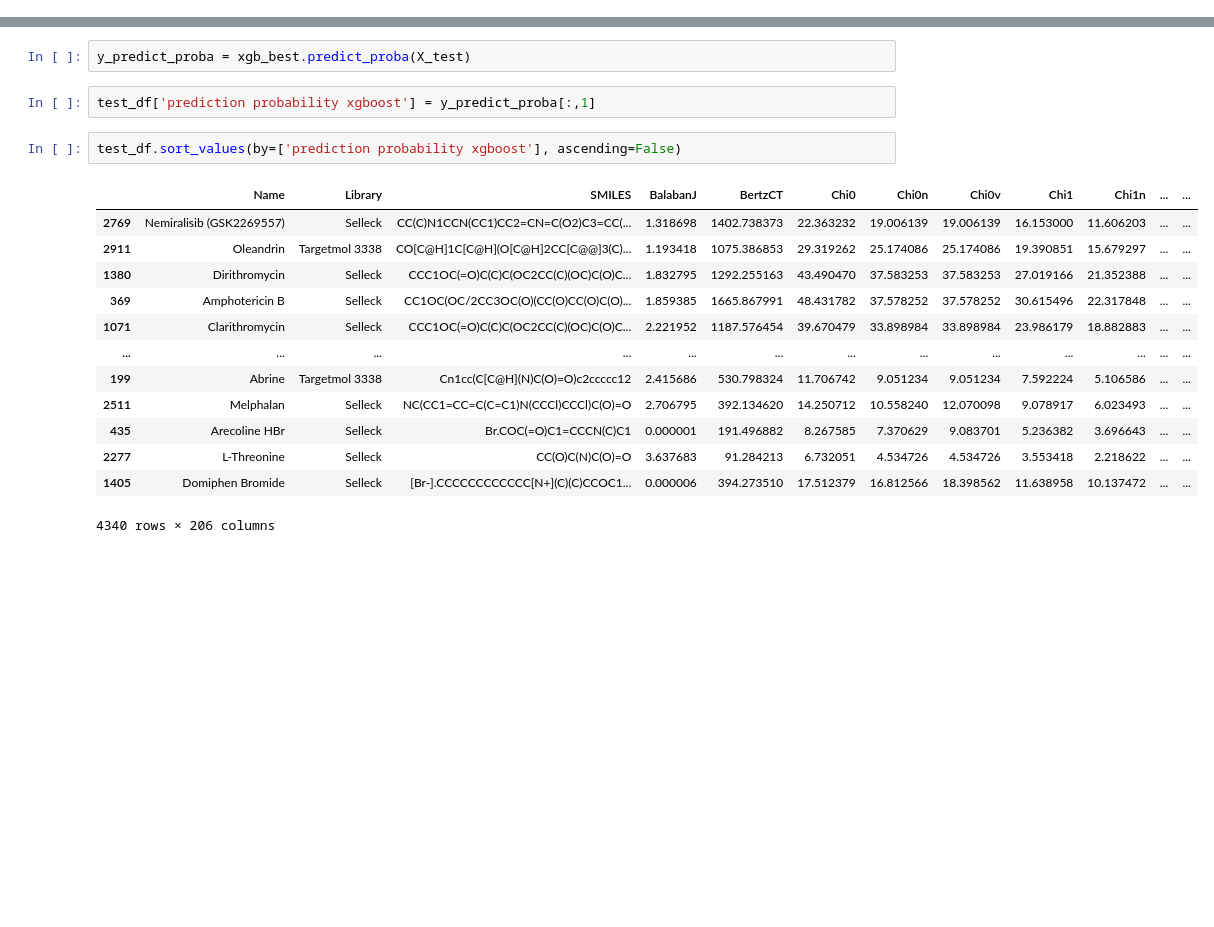
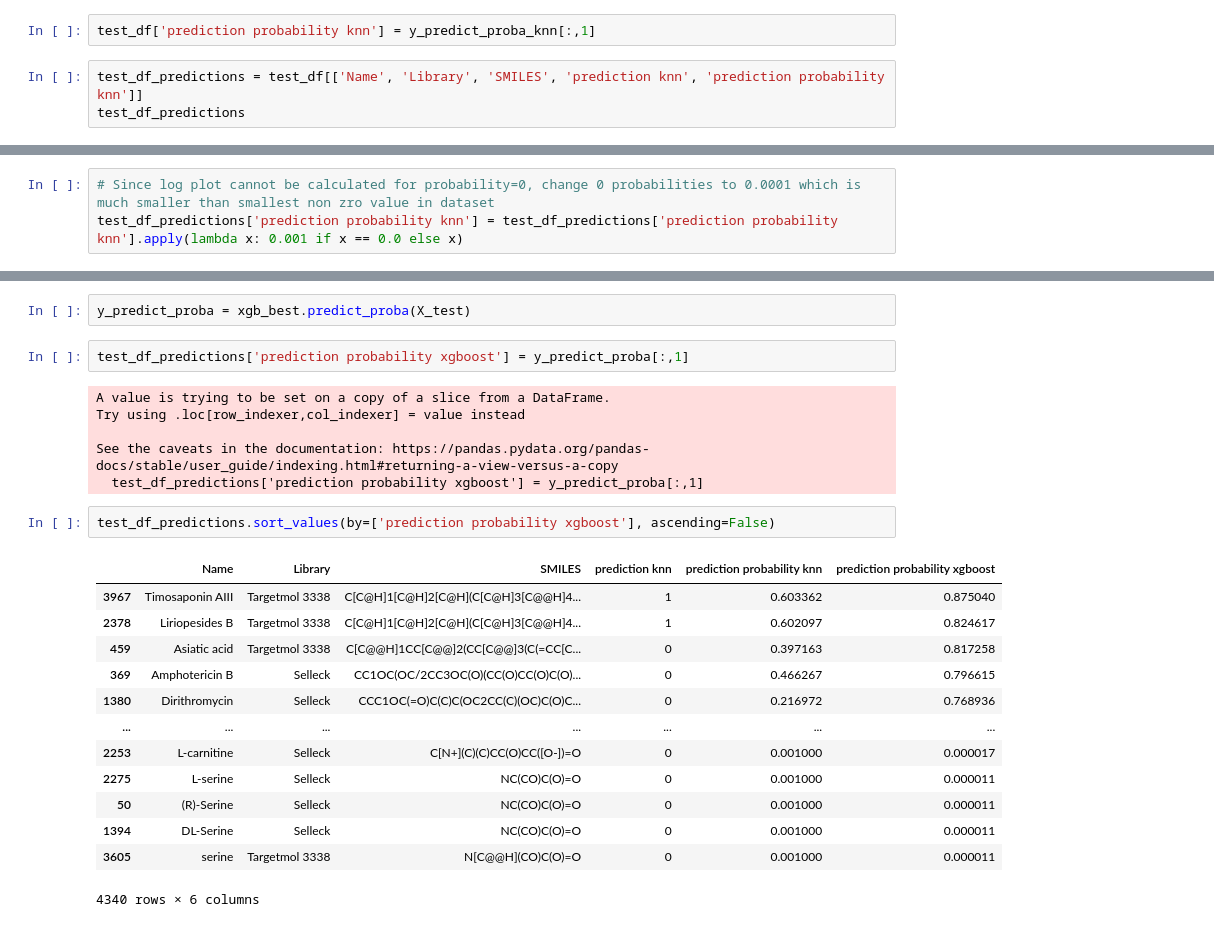
Before and after one commit to charmdust/LLMs-senolytics, a Jupyter notebook: Test_set_best_classifier.ipynb, the cells around one changed output, grey strips where cells are left out. Saved outputs shown, nothing was run; the diff lists cells and outputs as text; blank space fills up the shorter version.

```diff
--- a/Test_set_best_classifier.ipynb
+++ b/Test_set_best_classifier.ipynb
@@ -272,0 +281,5 @@ XGBoost
+# %%
+test_df['prediction probability knn'] = y_predict_proba_knn[:,1]
+# %%
+test_df_predictions = test_df[['Name', 'Library', 'SMILES', 'prediction knn', 'prediction probability knn']]
+test_df_predictions
@@ -272,0 +363,3 @@ XGBoost
+# %%
+# Since log plot cannot be calculated for probability=0, change 0 probabilities to 0.0001 which is much smaller than smallest non zro value in dataset
+test_df_predictions['prediction probability knn'] = test_df_predictions['prediction probability knn'].apply(lambda x: 0.001 if x == 0.0 else x)
@@ -288,21 +475,27 @@ sum(y_pred)
 # %%
 y_predict_proba = xgb_best.predict_proba(X_test)
 # %%
-test_df['prediction probability xgboost'] = y_predict_proba[:,1]
+test_df_predictions['prediction probability xgboost'] = y_predict_proba[:,1]
+# %% [output]
+A value is trying to be set on a copy of a slice from a DataFrame.
+Try using .loc[row_indexer,col_indexer] = value instead
+
+See the caveats in the documentation: https://pandas.pydata.org/pandas-docs/stable/user_guide/indexing.html#returning-a-view-versus-a-copy
+  test_df_predictions['prediction probability xgboost'] = y_predict_proba[:,1]
 # %%
-test_df.sort_values(by=['prediction probability xgboost'], ascending=False)
+test_df_predictions.sort_values(by=['prediction probability xgboost'], ascending=False)
 # %% [output]
-|  | Name | Library | SMILES | BalabanJ | BertzCT | Chi0 | Chi0n | Chi0v | Chi1 | Chi1n | ... | ... |
-| 2769 | Nemiralisib (GSK2269557) | Selleck | CC(C)N1CCN(CC1)CC2=CN=C(O2)C3=CC(... | 1.318698 | 1402.738373 | 22.363232 | 19.006139 | 19.006139 | 16.153000 | 11.606203 | ... | ... |
-| 2911 | Oleandrin | Targetmol 3338 | CO[C@H]1C[C@H](O[C@H]2CC[C@@]3(C)... | 1.193418 | 1075.386853 | 29.319262 | 25.174086 | 25.174086 | 19.390851 | 15.679297 | ... | ... |
-| 1380 | Dirithromycin | Selleck | CCC1OC(=O)C(C)C(OC2CC(C)(OC)C(O)C... | 1.832795 | 1292.255163 | 43.490470 | 37.583253 | 37.583253 | 27.019166 | 21.352388 | ... | ... |
-| 369 | Amphotericin B | Selleck | CC1OC(OC/2CC3OC(O)(CC(O)CC(O)C(O)... | 1.859385 | 1665.867991 | 48.431782 | 37.578252 | 37.578252 | 30.615496 | 22.317848 | ... | ... |
-| 1071 | Clarithromycin | Selleck | CCC1OC(=O)C(C)C(OC2CC(C)(OC)C(O)C... | 2.221952 | 1187.576454 | 39.670479 | 33.898984 | 33.898984 | 23.986179 | 18.882883 | ... | ... |
-| ... | ... | ... | ... | ... | ... | ... | ... | ... | ... | ... | ... | ... |
-| 199 | Abrine | Targetmol 3338 | Cn1cc(C[C@H](N)C(O)=O)c2ccccc12 | 2.415686 | 530.798324 | 11.706742 | 9.051234 | 9.051234 | 7.592224 | 5.106586 | ... | ... |
-| 2511 | Melphalan | Selleck | NC(CC1=CC=C(C=C1)N(CCCl)CCCl)C(O)=O | 2.706795 | 392.134620 | 14.250712 | 10.558240 | 12.070098 | 9.078917 | 6.023493 | ... | ... |
-| 435 | Arecoline HBr | Selleck | Br.COC(=O)C1=CCCN(C)C1 | 0.000001 | 191.496882 | 8.267585 | 7.370629 | 9.083701 | 5.236382 | 3.696643 | ... | ... |
-| 2277 | L-Threonine | Selleck | CC(O)C(N)C(O)=O | 3.637683 | 91.284213 | 6.732051 | 4.534726 | 4.534726 | 3.553418 | 2.218622 | ... | ... |
-| 1405 | Domiphen Bromide | Selleck | [Br-].CCCCCCCCCCCC[N+](C)(C)CCOC1... | 0.000006 | 394.273510 | 17.512379 | 16.812566 | 18.398562 | 11.638958 | 10.137472 | ... | ... |
+|  | Name | Library | SMILES | prediction knn | prediction probability knn | prediction probability xgboost |
+| 3967 | Timosaponin AIII | Targetmol 3338 | C[C@H]1[C@H]2[C@H](C[C@H]3[C@@H]4... | 1 | 0.603362 | 0.875040 |
+| 2378 | Liriopesides B | Targetmol 3338 | C[C@H]1[C@H]2[C@H](C[C@H]3[C@@H]4... | 1 | 0.602097 | 0.824617 |
+| 459 | Asiatic acid | Targetmol 3338 | C[C@@H]1CC[C@@]2(CC[C@@]3(C(=CC[C... | 0 | 0.397163 | 0.817258 |
+| 369 | Amphotericin B | Selleck | CC1OC(OC/2CC3OC(O)(CC(O)CC(O)C(O)... | 0 | 0.466267 | 0.796615 |
+| 1380 | Dirithromycin | Selleck | CCC1OC(=O)C(C)C(OC2CC(C)(OC)C(O)C... | 0 | 0.216972 | 0.768936 |
+| ... | ... | ... | ... | ... | ... | ... |
+| 2253 | L-carnitine | Selleck | C[N+](C)(C)CC(O)CC([O-])=O | 0 | 0.001000 | 0.000017 |
+| 2275 | L-serine | Selleck | NC(CO)C(O)=O | 0 | 0.001000 | 0.000011 |
+| 50 | (R)-Serine | Selleck | NC(CO)C(O)=O | 0 | 0.001000 | 0.000011 |
+| 1394 | DL-Serine | Selleck | NC(CO)C(O)=O | 0 | 0.001000 | 0.000011 |
+| 3605 | serine | Targetmol 3338 | N[C@@H](CO)C(O)=O | 0 | 0.001000 | 0.000011 |
-4340 rows × 206 columns
+4340 rows × 6 columns
 # %%
```
Also changed, not shown: parts of 28 cells of this notebook.
